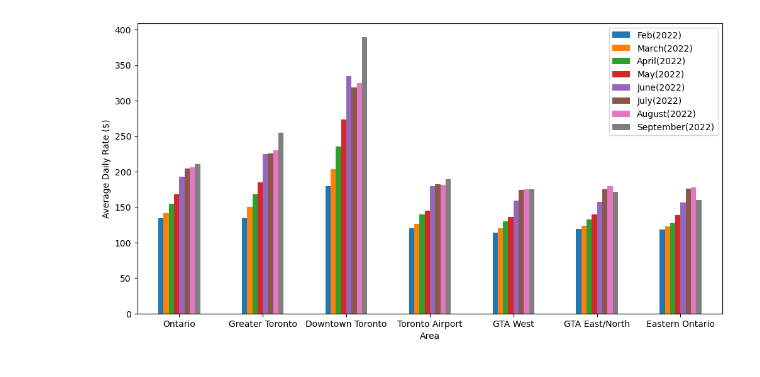
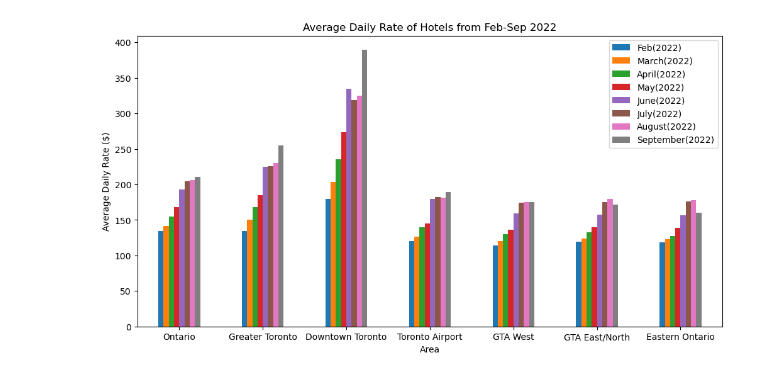
Before and after one commit to AleMori22/Project_1_repo, a Jupyter notebook: Demographics-Tourism.ipynb, the cells around one changed output. Cells and saved outputs as stored; diff of their text form; code cells hidden in the pictures.

```diff
--- a/Demographics-Tourism.ipynb
+++ b/Demographics-Tourism.ipynb
@@ -14,14 +18,14 @@ warnings.filterwarnings("ignore")
 # %%
 starter2 = pd.read_csv('AverageDailyRate.csv')
 #print(starter2)
 
 ADR_2022 = starter2[["Feb(2022)", "March(2022)", "April(2022)", "May(2022)", "June(2022)", "July(2022)", "August(2022)", "September(2022)"]]
-figure1 = ADR_2022.plot(kind = "bar", figsize =(12,6), rot = 0, ylabel = "Average Daily Rate ($)", xlabel = "Area")
+figure1 = ADR_2022.plot(kind = "bar", figsize =(12,6), rot = 0, ylabel = "Average Daily Rate ($)", xlabel = "Area", title = "Average Daily Rate of Hotels from Feb-Sep 2022")
 xticklabels = "Ontario", "Greater Toronto", "Downtown Toronto","Toronto Airport","GTA West","GTA East/North", "Eastern Ontario"
 figure1.set_xticklabels(xticklabels, rotation=0, rotation_mode="anchor", ha="center", wrap=True)
 
 plt.show()
 # %% [output]
-[figure, old version]
+[figure, new version]
 # %%
 ADR_2023 = starter2[["Feb(2023)", "March(2023)", "April(2023)", "May(2023)", "June(2023)", "July(2023)", "August(2023)", "September(2023)"]]
```
Also changed, not shown: parts of 7 cells of this notebook, 6 other files.
